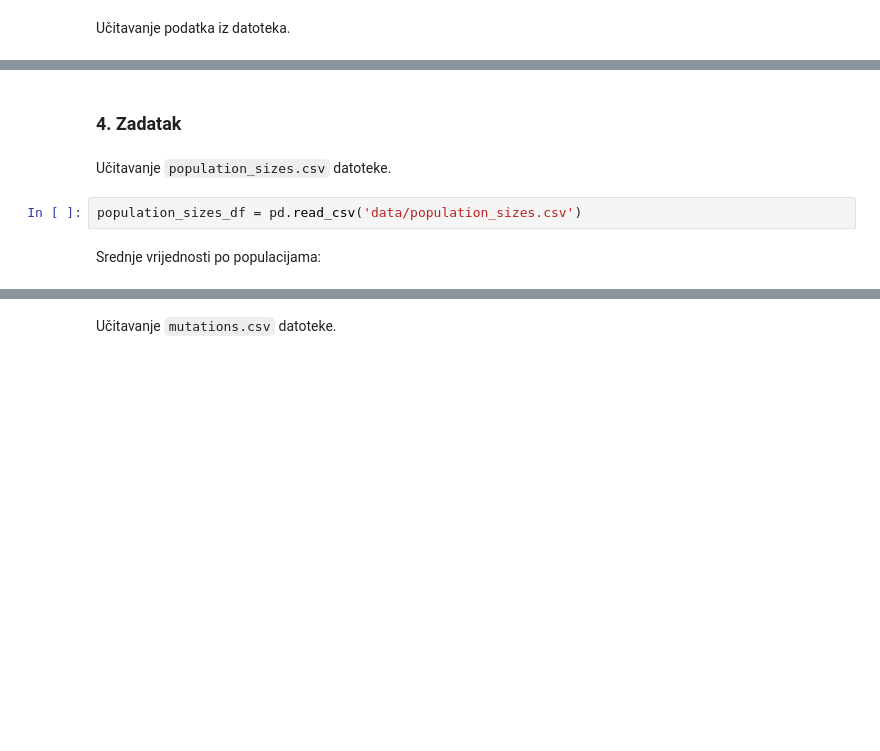
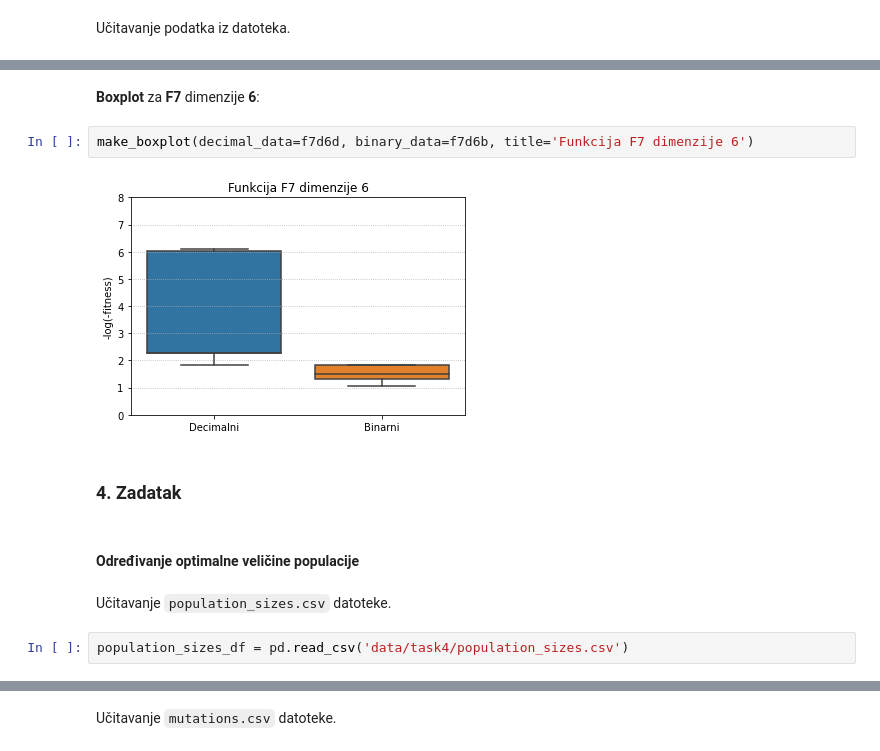
Before and after one commit to dbrcina/APR-FER-2020-21, a Jupyter notebook: dz4/apr_dz4.ipynb, the cells around one changed output, grey strips where cells are left out. Cells and saved outputs as stored; diff of their text form; blank space fills up the shorter version.

```diff
--- a/dz4/apr_dz4.ipynb
+++ b/dz4/apr_dz4.ipynb
@@ -108,8 +144,14 @@ Najbolja dobrota:   -0.128094577487384
+# %% [markdown]
+**Boxplot** za **F7** dimenzije **6**:
+# %%
+make_boxplot(decimal_data=f7d6d, binary_data=f7d6b, title='Funkcija F7 dimenzije 6')
+# %% [output]
+[figure, added]
 # %% [markdown]
 ### 4. Zadatak ###
+# %% [markdown]
+#### Određivanje optimalne veličine populacije ####
 # %% [markdown]
 Učitavanje `population_sizes.csv` datoteke.
 # %%
-population_sizes_df = pd.read_csv('data/population_sizes.csv')
+population_sizes_df = pd.read_csv('data/task4/population_sizes.csv')
-# %% [markdown]
-Srednje vrijednosti po populacijama:
```
Also changed, not shown: parts of 67 cells of this notebook, 29 other files.
